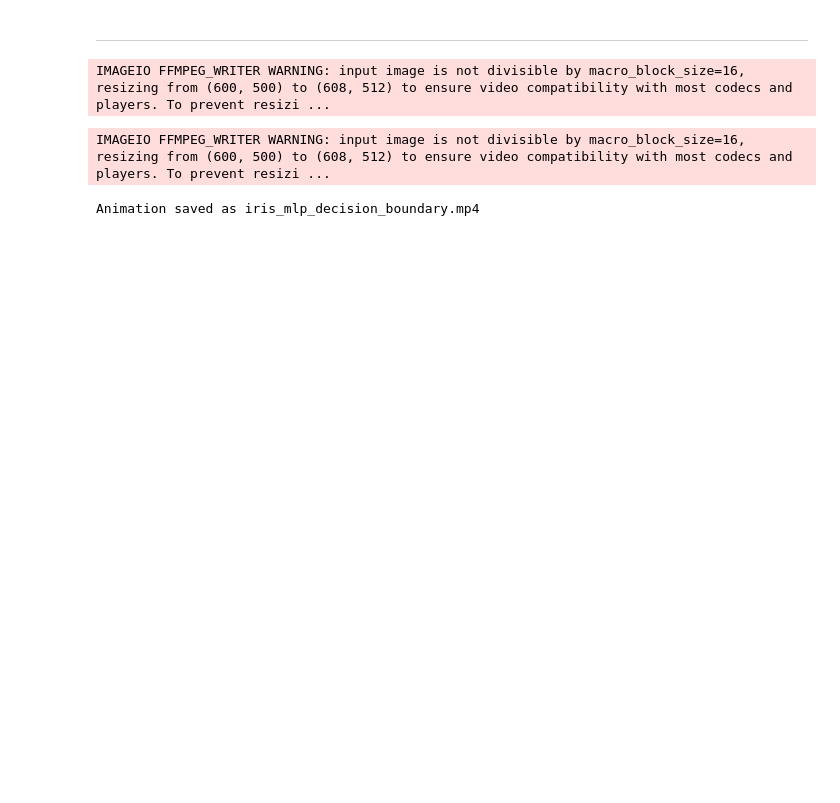
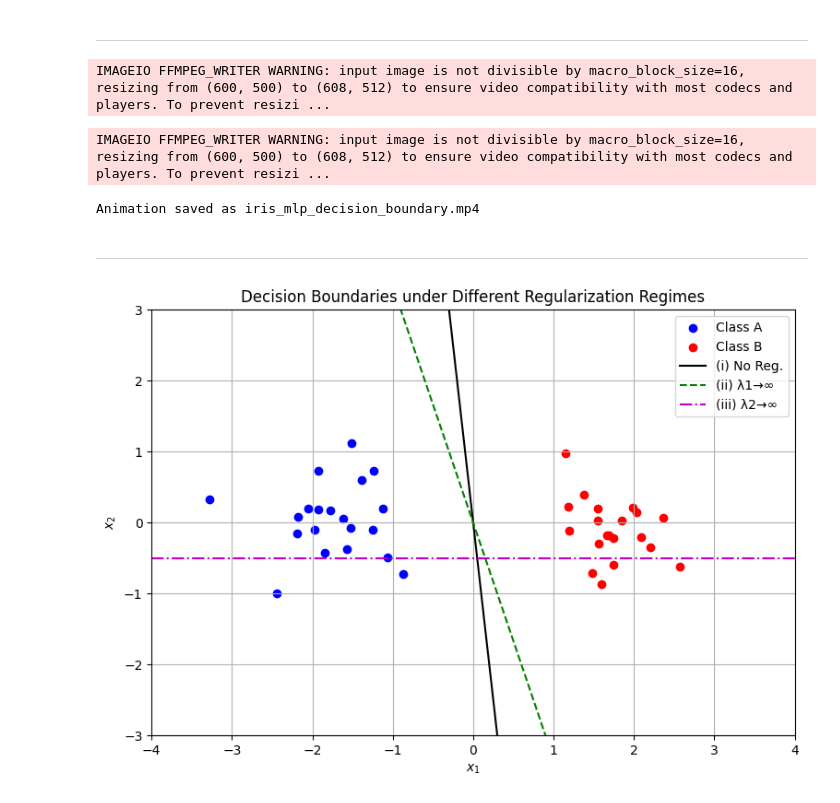
Before and after one commit to dmisasanka2002/Machine-Learning-Concepts, a Jupyter notebook: sklearn/.ipynb, the cells around one changed output. Drawn from its saved outputs; the diff is of its cells as text; code cells hidden in the pictures; blank space fills up the shorter version.

```diff
--- a/sklearn/.ipynb
+++ b/sklearn/.ipynb
@@ -241,3 +183,53 @@ print("Animation saved as iris_mlp_decision_boundary.mp4")
 # %% [output]
 IMAGEIO FFMPEG_WRITER WARNING: input image is not divisible by macro_block_size=16, resizing from (600, 500) to (608, 512) to ensure video compatibility with most codecs and players. To prevent resizi ...
 Animation saved as iris_mlp_decision_boundary.mp4
+# %% [markdown]
+---
+# %%
+import numpy as np
+import matplotlib.pyplot as plt
+
+# Generate synthetic data roughly like "Class A (left)" and "Class B (right)"
+np.random.seed(0)
+classA = np.random.randn(20, 2) * 0.5 + np.array([-2, 0])
+classB = np.random.randn(20, 2) * 0.5 + np.array([2, 0])
+
+# Create a grid for plotting decision boundaries
+x1_vals = np.linspace(-4, 4, 200)
+x2_vals = np.linspace(-3, 3, 200)
+X1, X2 = np.meshgrid(x1_vals, x2_vals)
+
+# Define example weights representing each regime
+# i. No regularization
+w0_1, w1_1, w2_1 = 0.0, 1.0, 0.1  # general line separating roughly left-right
+# ii. lambda1 -> ∞ (bias = 0) -> line through origin
+w0_2, w1_2, w2_2 = 0.0, 1.0, 0.3
+# iii. lambda2 -> ∞ (w1=0) -> horizontal line parallel to x1 axis
+w0_3, w1_3, w2_3 = 0.5, 0.0, 1.0
+
+# Decision boundaries: w0 + w1*x1 + w2*x2 = 0 => x2 = -(w0 + w1*x1)/w2
+def decision_line(w0, w1, w2, x):
+    return -(w0 + w1 * x) / w2
+
+# Plot
+plt.figure(figsize=(9, 6))
+plt.scatter(classA[:, 0], classA[:, 1], color='blue', label='Class A')
+plt.scatter(classB[:, 0], classB[:, 1], color='red', label='Class B')
+
+# i. no regularization
+plt.plot(x1_vals, decision_line(w0_1, w1_1, w2_1, x1_vals), 'k-', label='(i) No Reg.')
+# ii. bias = 0
+plt.plot(x1_vals, decision_line(w0_2, w1_2, w2_2, x1_vals), 'g--', label='(ii) λ1→∞')
+# iii. w1 = 0 (horizontal)
+plt.plot(x1_vals, decision_line(w0_3, w1_3, w2_3, x1_vals), 'm-.', label='(iii) λ2→∞')
+
+plt.xlim(-4, 4)
+plt.ylim(-3, 3)
+plt.xlabel('$x_1$')
+plt.ylabel('$x_2$')
+plt.title('Decision Boundaries under Different Regularization Regimes')
+plt.legend()
+plt.grid(True)
+plt.show()
+# %% [output]
+[figure, added]
```
Also changed, not shown: parts of 6 cells of this notebook, 3 other files.
